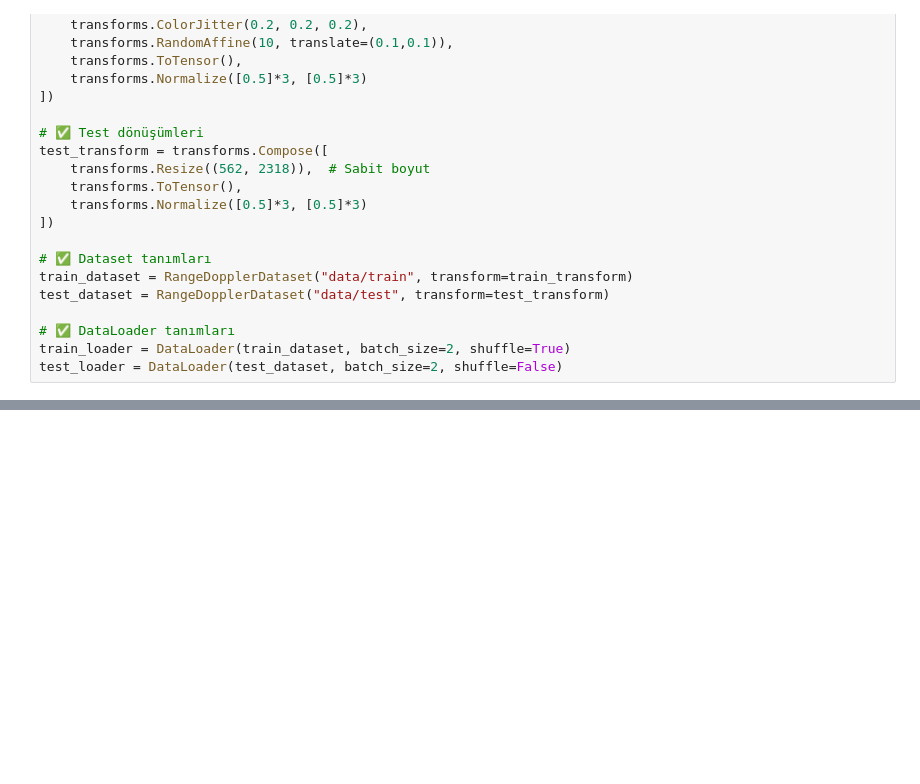
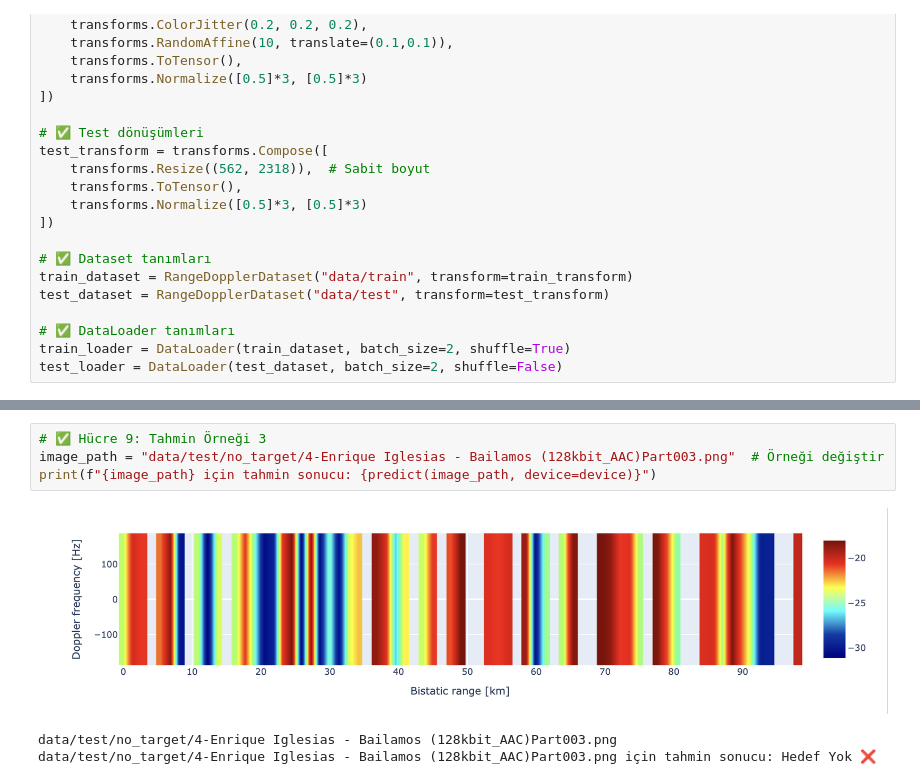
Before and after one commit to SedanurGider/Capstone-Project, a Jupyter notebook: RangeDoppModel.ipynb, the cells around one changed output, grey strips where cells are left out. Saved outputs shown, nothing was run; the diff lists cells and outputs as text; blank space fills up the shorter version.

```diff
--- a/RangeDoppModel.ipynb
+++ b/RangeDoppModel.ipynb
@@ -190,0 +236,8 @@ print(f"{image_path} için tahmin sonucu: {predict(image_path, device=device)}")
+# %%
+# ✅ Hücre 9: Tahmin Örneği 3
+image_path = "data/test/no_target/4-Enrique Iglesias - Bailamos (128kbit_AAC)Part003.png"  # Örneği değiştir
+print(f"{image_path} için tahmin sonucu: {predict(image_path, device=device)}")
+# %% [output]
+[figure, added]
+data/test/no_target/4-Enrique Iglesias - Bailamos (128kbit_AAC)Part003.png
+data/test/no_target/4-Enrique Iglesias - Bailamos (128kbit_AAC)Part003.png için tahmin sonucu: Hedef Yok ❌
```
Also changed, not shown: parts of 10 cells of this notebook, 12 other files.
